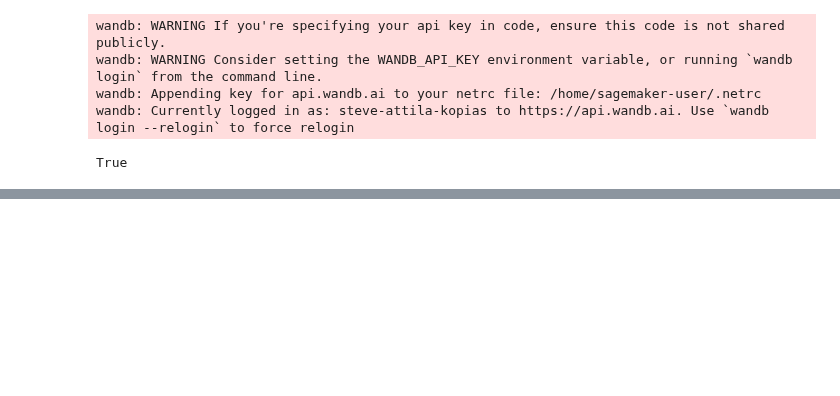
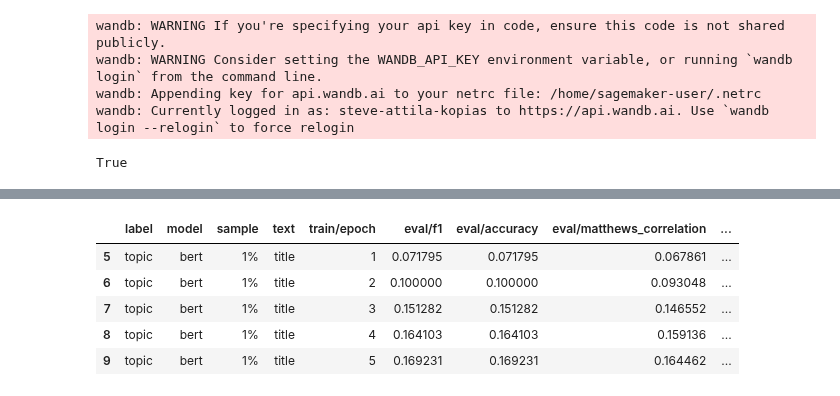
Before and after one commit to ka-steve/sagemaker_research_classification, a Jupyter notebook: src/05_tuning_basic/05_31_wandb_results.ipynb, the cells around one changed output, grey strips where cells are left out. Cells and saved outputs as stored; diff of their text form; code cells hidden in the pictures; blank space fills up the shorter version.

```diff
--- a/src/05_tuning_basic/05_31_wandb_results.ipynb
+++ b/src/05_tuning_basic/05_31_wandb_results.ipynb
@@ -185,0 +305,17 @@ wandb_log.runs_history[
+# %%
+df_bert_title_topic_s1 = wandb_log.runs_history[
+    # (wandb_log.runs_history['is_best_epoch'] == True) &
+    (wandb_log.runs_history['model'] == 'bert') &
+    (wandb_log.runs_history['text'] == 'title') &
+    (wandb_log.runs_history['label'] == 'topic') &
+    (wandb_log.runs_history['sample'] == '1%')
+].sort_values(by='_step', ascending=True)
+df_bert_title_topic_s1 = df_bert_title_topic_s1[['label', 'model', 'sample', 'text', 'train/epoch', 'eval/f1', 'eval/accuracy', 'eval/matthews_correlation',	'is_best_epoch']]
+df_bert_title_topic_s1
+# %% [output]
+|  | label | model | sample | text | train/epoch | eval/f1 | eval/accuracy | eval/matthews_correlation | ... |
+| 5 | topic | bert | 1% | title | 1 | 0.071795 | 0.071795 | 0.067861 | ... |
+| 6 | topic | bert | 1% | title | 2 | 0.100000 | 0.100000 | 0.093048 | ... |
+| 7 | topic | bert | 1% | title | 3 | 0.151282 | 0.151282 | 0.146552 | ... |
+| 8 | topic | bert | 1% | title | 4 | 0.164103 | 0.164103 | 0.159136 | ... |
+| 9 | topic | bert | 1% | title | 5 | 0.169231 | 0.169231 | 0.164462 | ... |
```
Also changed, not shown: parts of 10 cells of this notebook, 12 other files.
